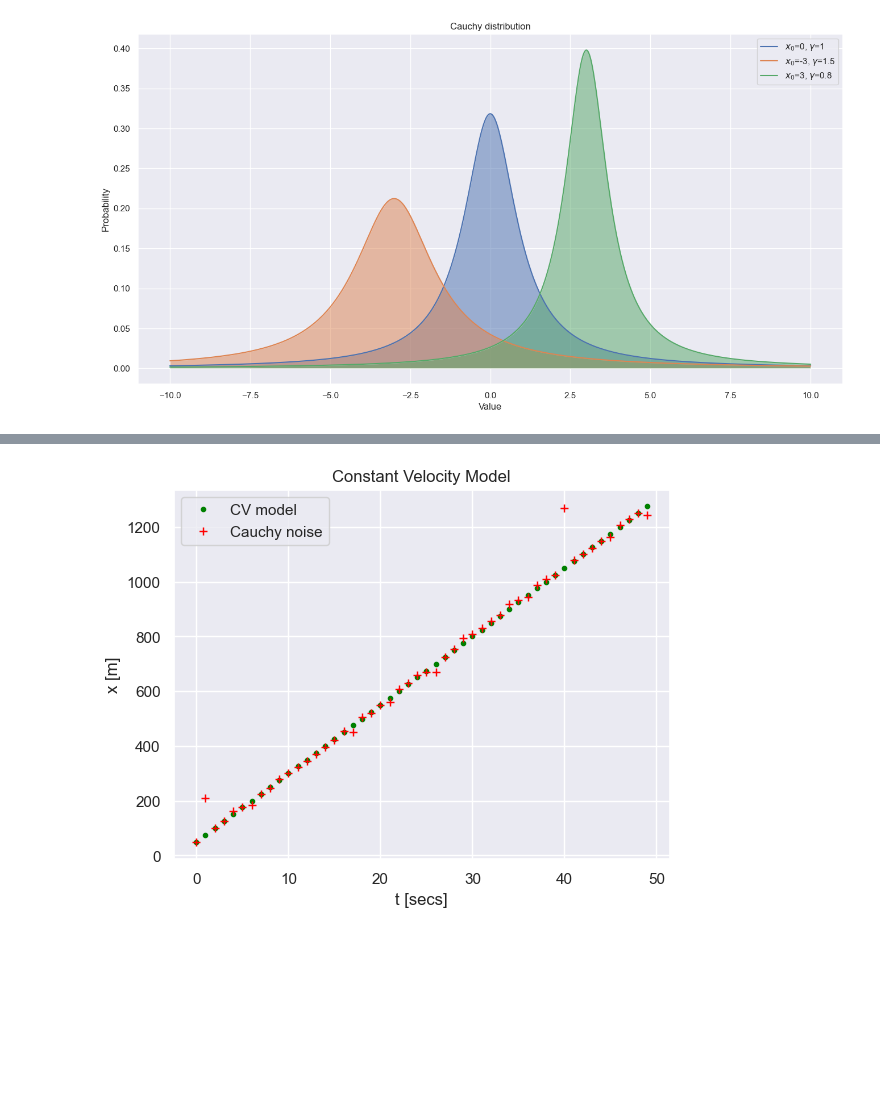
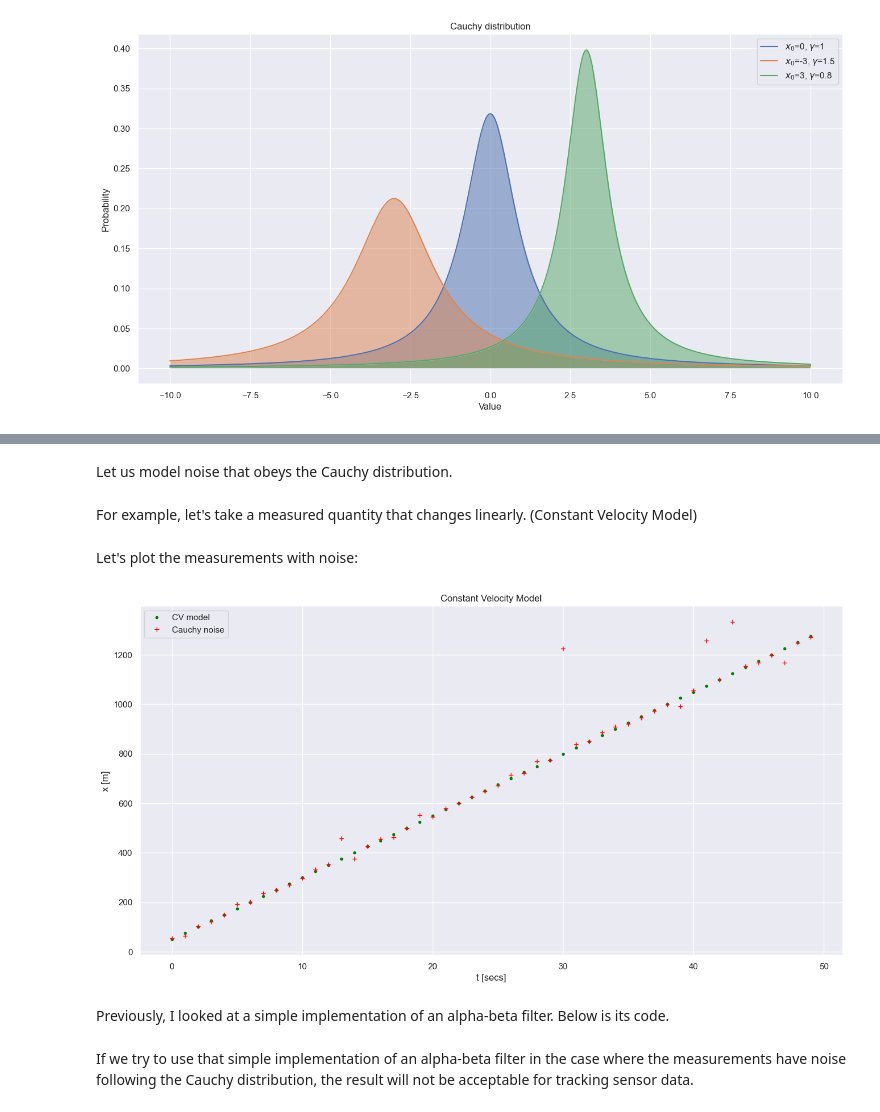
Before and after one commit to Omazz/alpha-beta-filter, a Jupyter notebook: heavy_tailed_distribution.ipynb, the cells around one changed output, grey strips where cells are left out. Saved outputs shown, nothing was run; the diff lists cells and outputs as text; code cells hidden in the pictures; blank space fills up the shorter version.

Commit message:
add heavy tailed distribution

```diff
--- a/heavy_tailed_distribution.ipynb
+++ b/heavy_tailed_distribution.ipynb
@@ -80,8 +80,12 @@ plt.show()
+# %% [markdown]
+Let us model noise that obeys the Cauchy distribution.
 # %%
 num_steps = 50
 x0 = 0
 gamma = 5.
 cauchy_noise = sp.stats.cauchy.rvs(x0, gamma, num_steps)
+# %% [markdown]
+For example, let's take a measured quantity that changes linearly. (Constant Velocity Model)
 # %%
 x0 = 50.
 V0 = 25.
@@ -93,16 +97,21 @@ for i in range(num_steps):
     true.append(x0 + (V0*t))
 
 meas = true + cauchy_noise
+# %% [markdown]
+Let's plot the measurements with noise:
 # %%
+plt.figure(figsize=(16,8))
 plt.title('Constant Velocity Model')
 plt.xlabel('t [secs]')
 plt.ylabel('x [m]')
 plt.plot(true, marker='.', linestyle='none', color='green',  label='CV model')
 plt.plot(meas, marker='+', linestyle='none', color='red',    label='Сauchy noise')
 plt.legend(loc='upper left')
 plt.show()
 # %% [output]
-[figure, old version]
+[figure, new version]
+# %% [markdown]
+Previously, I looked at a simple implementation of an alpha-beta filter. Below is its code.
 # %%
 # This is the parameter that regulates the maximum confidence of the filter model
 MAX_STEPS = 5
@@ -130,6 +139,8 @@ def filter_step(k, meas, dt, x_prev, V_prev):
         k = k + 1
 
     return x, V, k
+# %% [markdown]
+If we try to use that simple implementation of an alpha-beta filter in the case where the measurements have noise following the Cauchy distribution, the result will not be acceptable for tracking sensor data.
 # %%
 x_arr = []
 V_arr = []
```
Also changed, not shown: parts of 12 cells of this notebook, 1 other file.
